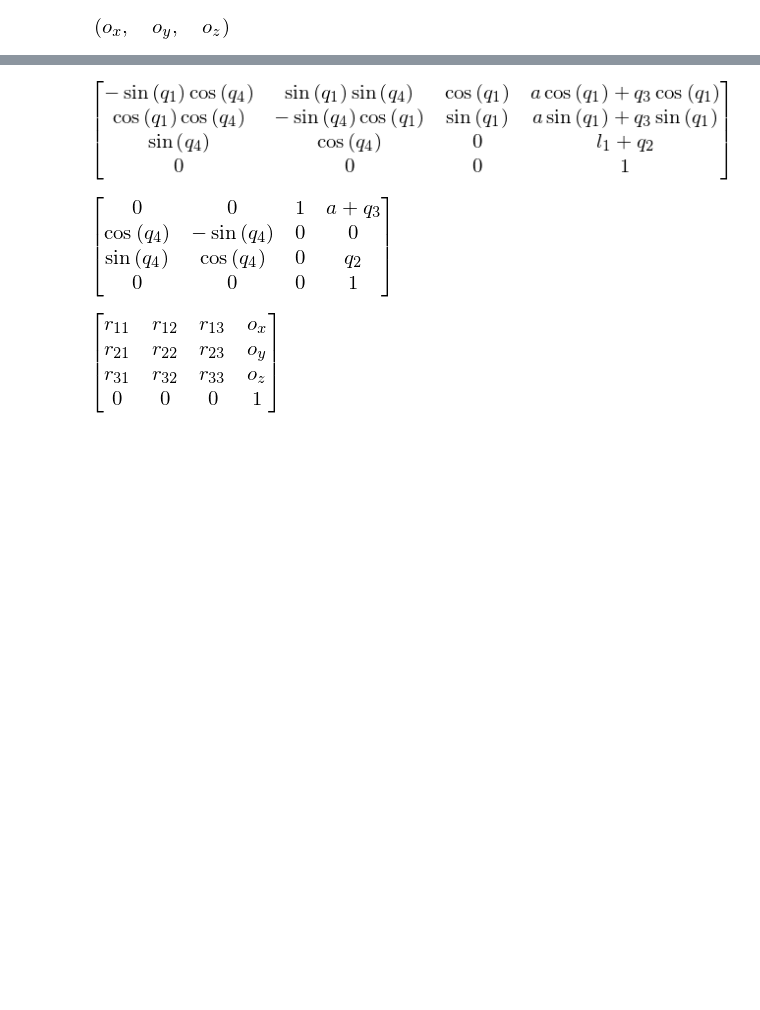
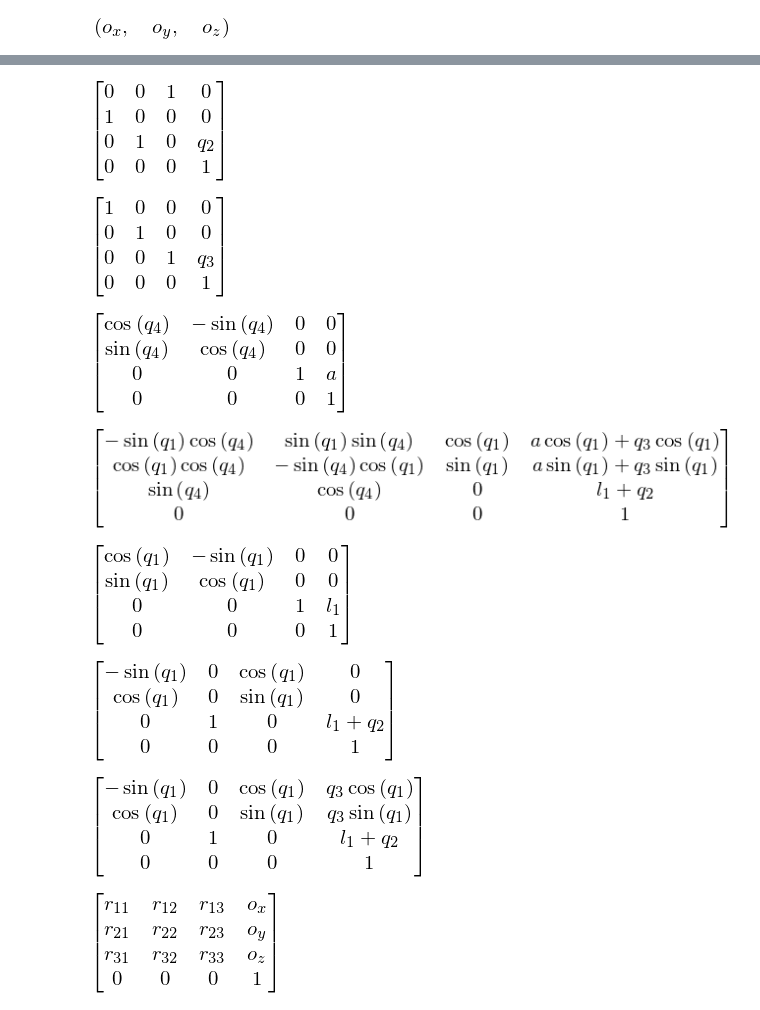
Before and after one commit to cad3na/JupyterNotebooks, a Jupyter notebook: Python/Robotica/Denavit Hartenberg.ipynb, the cells around one changed output, grey strips where cells are left out. Saved outputs shown, nothing was run; the diff lists cells and outputs as text; code cells hidden in the pictures; blank space fills up the shorter version.

```diff
--- a/Python/Robotica/Denavit Hartenberg.ipynb
+++ b/Python/Robotica/Denavit Hartenberg.ipynb
@@ -38,19 +41,36 @@ A1 = dh(0, l1, 0, q1)
 # %%
 A2 = dh(0, q2, τ/4, τ/4)
+A2
+# %% [output]
+[figure, added]
 # %%
 A3 = dh(0, q3, 0, 0)
+A3
+# %% [output]
+[figure, added]
 # %%
 A4 = dh(0, a, 0, q4)
+A4
+# %% [output]
+[figure, added]
 # %%
 H = A1*A2*A3*A4
 # %%
 H
 # %% [output]
 [figure]
-# %%
-A2*A3*A4
-# %% [output]
-[figure, removed]
+# %%
+A1
+# %% [output]
+[figure, added]
+# %%
+A1*A2
+# %% [output]
+[figure, added]
+# %%
+A1*A2*A3
+# %% [output]
+[figure, added]
 # %%
 T = Matrix([[r11, r12, r13, ox],[r21, r22, r23, oy],[r31, r32, r33, oz],[0, 0, 0, 1]])
 # %%
```
Also changed, not shown: parts of 1 cell of this notebook, 11 other files.
